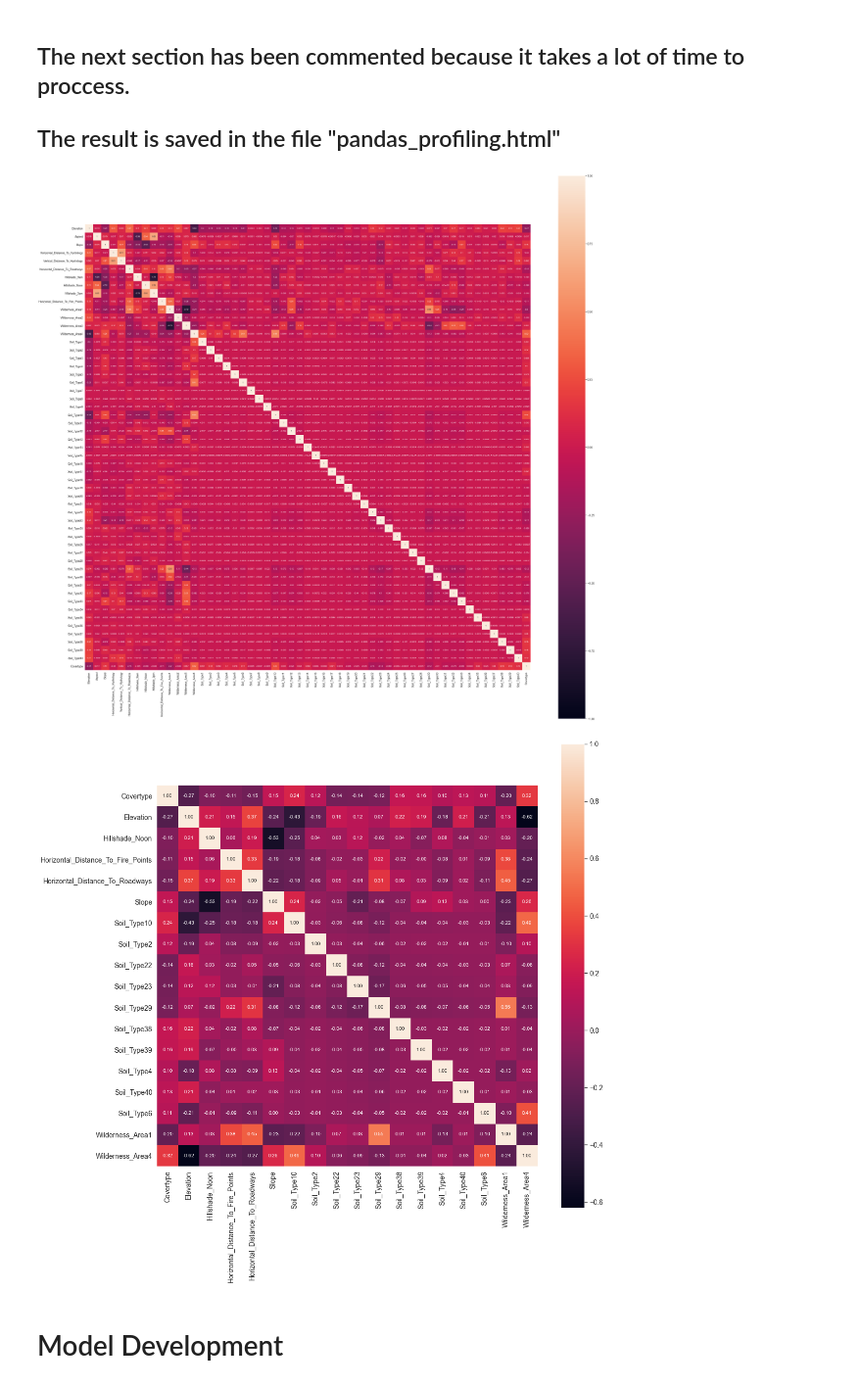
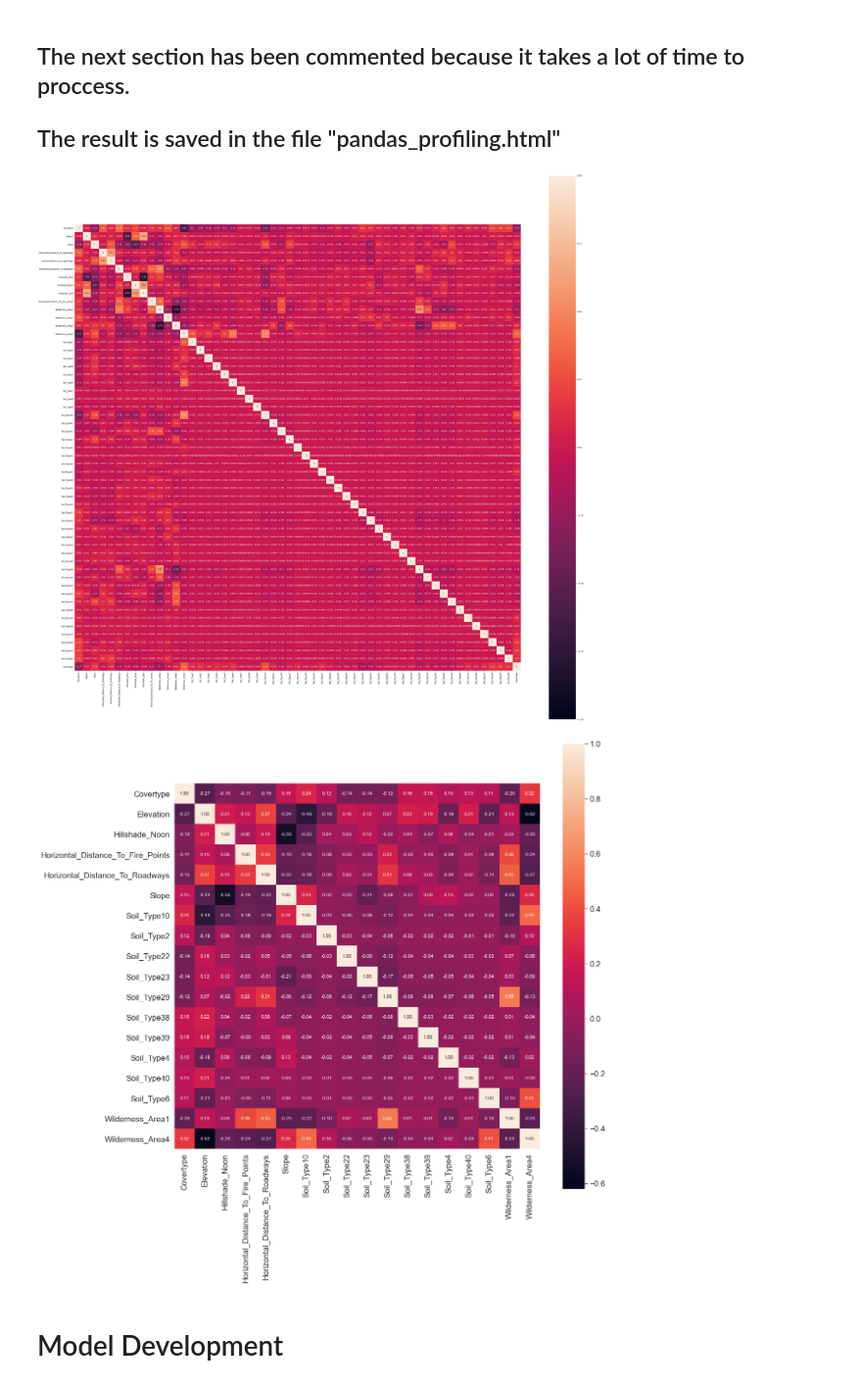
Before and after one commit to joni-menahem/DataScience-DrorLederman-assign2, a Jupyter notebook: assign2.ipynb, the cells around one changed output. Shown at 98% size. Drawn from its saved outputs; the diff is of its cells as text; code cells hidden in the pictures.

```diff
--- a/assign2.ipynb
+++ b/assign2.ipynb
@@ -66,7 +68,8 @@ feature_columns = (
 # %%
 # importing dataset into a variable named 'data'
 
-data = pd.read_csv('forest-cover-type.csv', header=None, names=feature_columns)
+original_data = pd.read_csv('forest-cover-type.csv', header=None, names=feature_columns)
+data = original_data.samples(n=15120)
 #data = original_data.sample(n=15120)
 # %% [markdown]
 <h2>2. Review of the different features</h2>
@@ -157,24 +160,24 @@ corrMatrix = matrix.corr()
 sns.heatmap(corrMatrix, vmin=-1, vmax=1, square=True, annot=True)
 plt.show()
 # %% [output]
-[figure, old version]
+[figure, new version]
 # %%
 # correlation matrix of 'k' higly correlated features (correlated with 'Covertype')
 # I chose all the featuers above abs(0.1)
 
 plt.figure(figsize=(17, 17))
 k_high = 10 # number of variables for heatmap - high
 k_low = 8 # number of variables for heatmap - low
 largest = corrMatrix.nlargest(k_high, 'Covertype')['Covertype']
 smallest = corrMatrix.nsmallest(k_low, 'Covertype')['Covertype']
 abs_high = largest + smallest
 cols = abs_high.index
 cm = np.corrcoef(matrix[cols].values.T)
-sns.set(font_scale=1.25)
+sns.set(font_scale=1.5)
 hm = sns.heatmap(cm, cbar=True, annot=True, square=True, fmt='.2f', annot_kws={'size': 10}, yticklabels=cols.values, xticklabels=cols.values)
 plt.show()
 # %% [output]
-[figure, old version]
+[figure, new version]
 # %%
 # creating sorted data with th relevant features from the heatmap above
 
```
Also changed, not shown: parts of 8 cells of this notebook.
